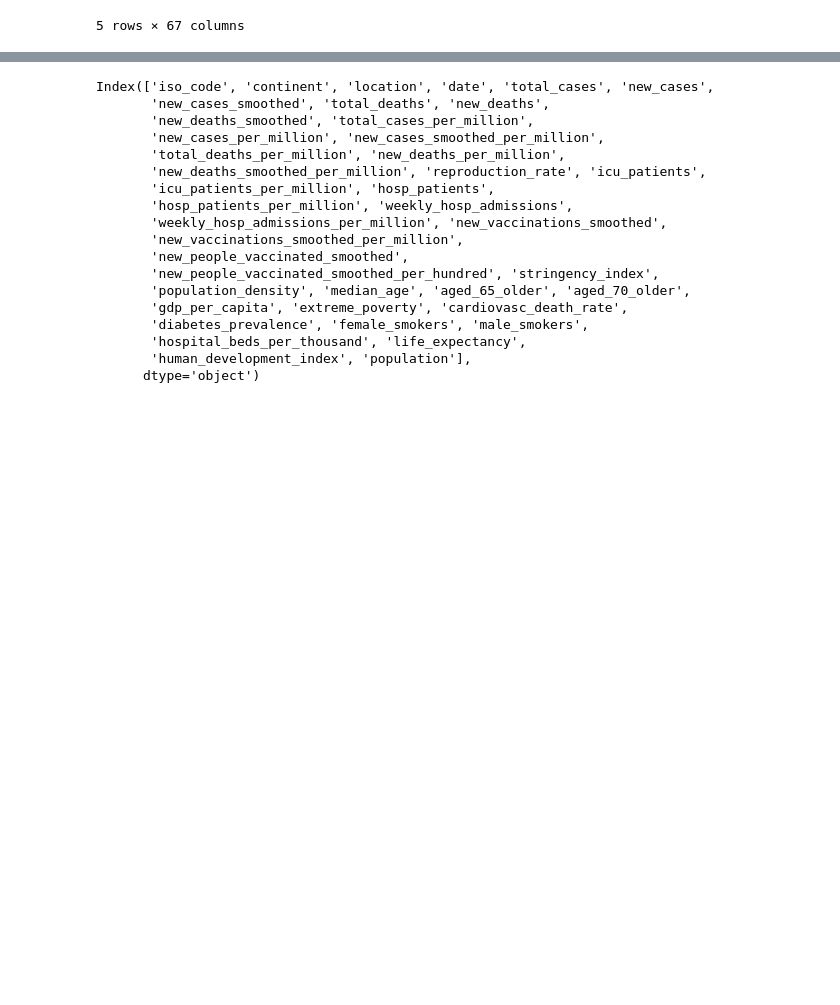
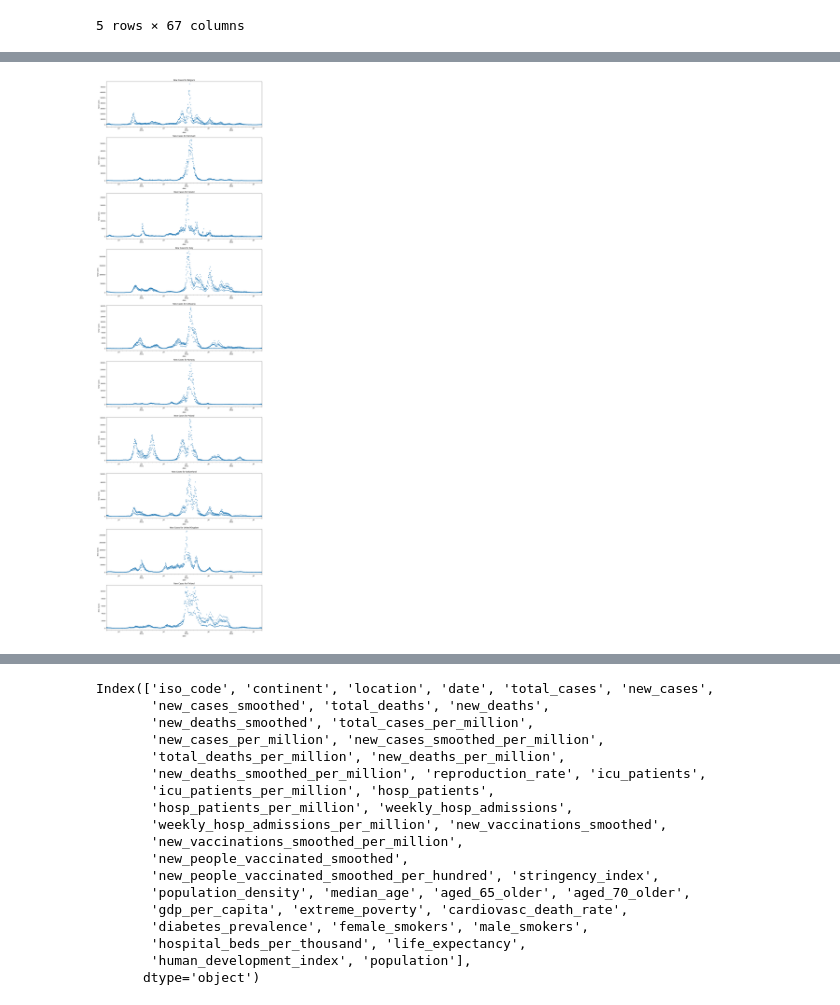
Before and after one commit to FYEH779/Stat-390-Project, a Jupyter notebook: DataPrepTenCountries.ipynb, the cells around one changed output, grey strips where cells are left out. Cells and saved outputs as stored; diff of their text form; code cells hidden in the pictures; blank space fills up the shorter version.

```diff
--- a/DataPrepTenCountries.ipynb
+++ b/DataPrepTenCountries.ipynb
@@ -108,8 +160,10 @@ missing_total_by_location.head(20)
 # %%
-# pick countries that have relatively low missingness and that are adjacent
+# pick countries that have relatively low missingness
 country_list = [
-    'Spain', 'France', 'Germany', 'Ireland', 'United Kingdom',
-    'Italy', 'Belgium', 'Netherlands', 'Switzerland', 'Luxembourg'
+    'United Kingdom', 'Italy', 'Belgium', 'Poland','Lithuania',
+    'Finland', 'Ireland', 'Norway', 'Denmark','Switzerland'
+    # 'Spain', 'France', 'Germany', 'Ireland', 'United Kingdom',
+    # 'Italy', 'Belgium', 'Netherlands', 'Switzerland', 'Luxembourg'
 ]
 selected_data = europe_data[europe_data['location'].isin(country_list)]
 selected_data.head()
@@ -141,0 +203,17 @@ Name: date, dtype: int64
+# %%
+selected_data_visual = selected_data.copy()
+selected_data_visual.set_index('date', inplace=True)
+selected_data_visual.sort_index(inplace=True)
+locations = selected_data_visual['location'].unique()
+
+plt.figure(figsize=(15, 5 * len(locations)))
+
+for i, location in enumerate(locations, 1):
+    plt.subplot(len(locations), 1, i)
+    selected_data_visual[selected_data_visual['location'] == location]['new_cases'].plot(style='.', title=f'New Cases for {location}')
+    plt.ylabel('New Cases')
+
+plt.tight_layout()
+plt.show()
+# %% [output]
+[figure, added]
```
Also changed, not shown: parts of 27 cells of this notebook, 1 other file.
